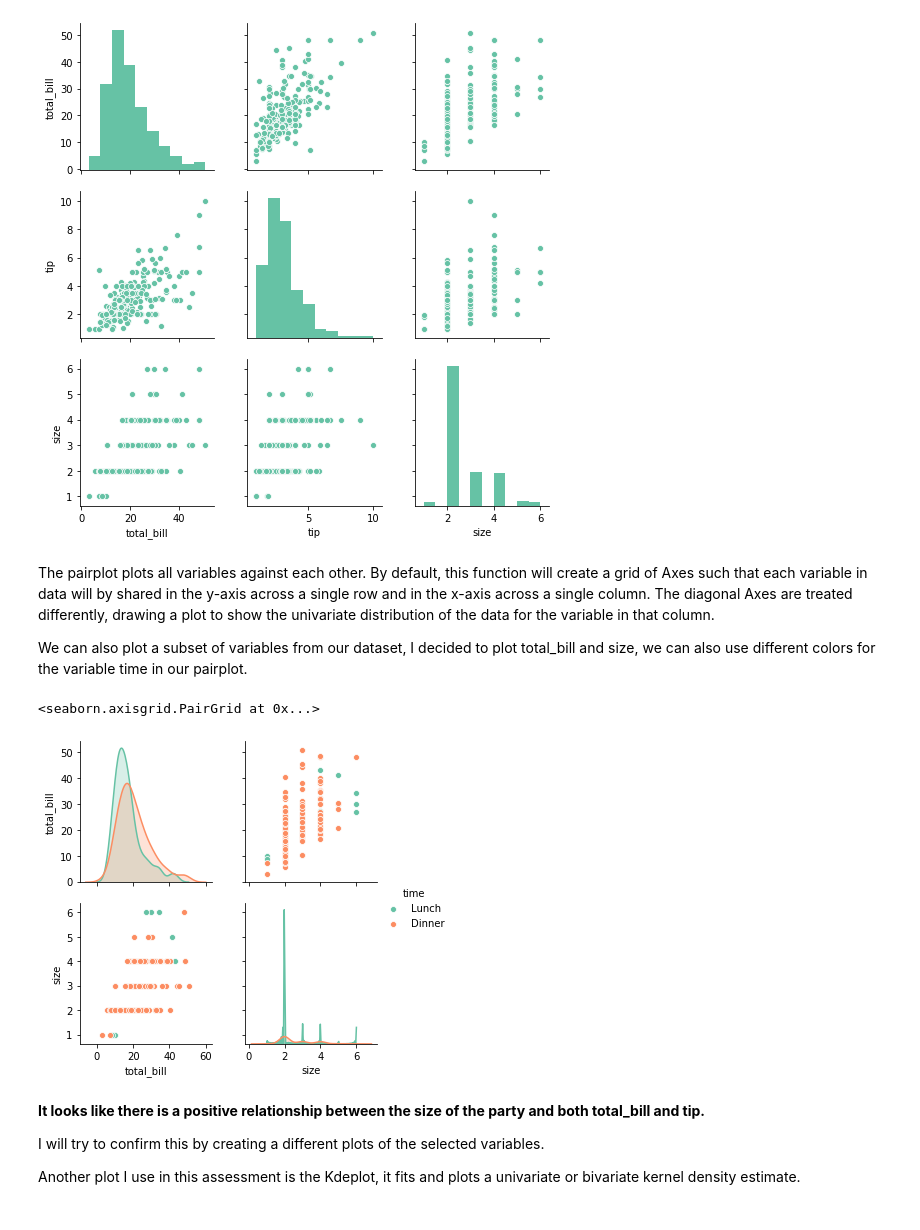
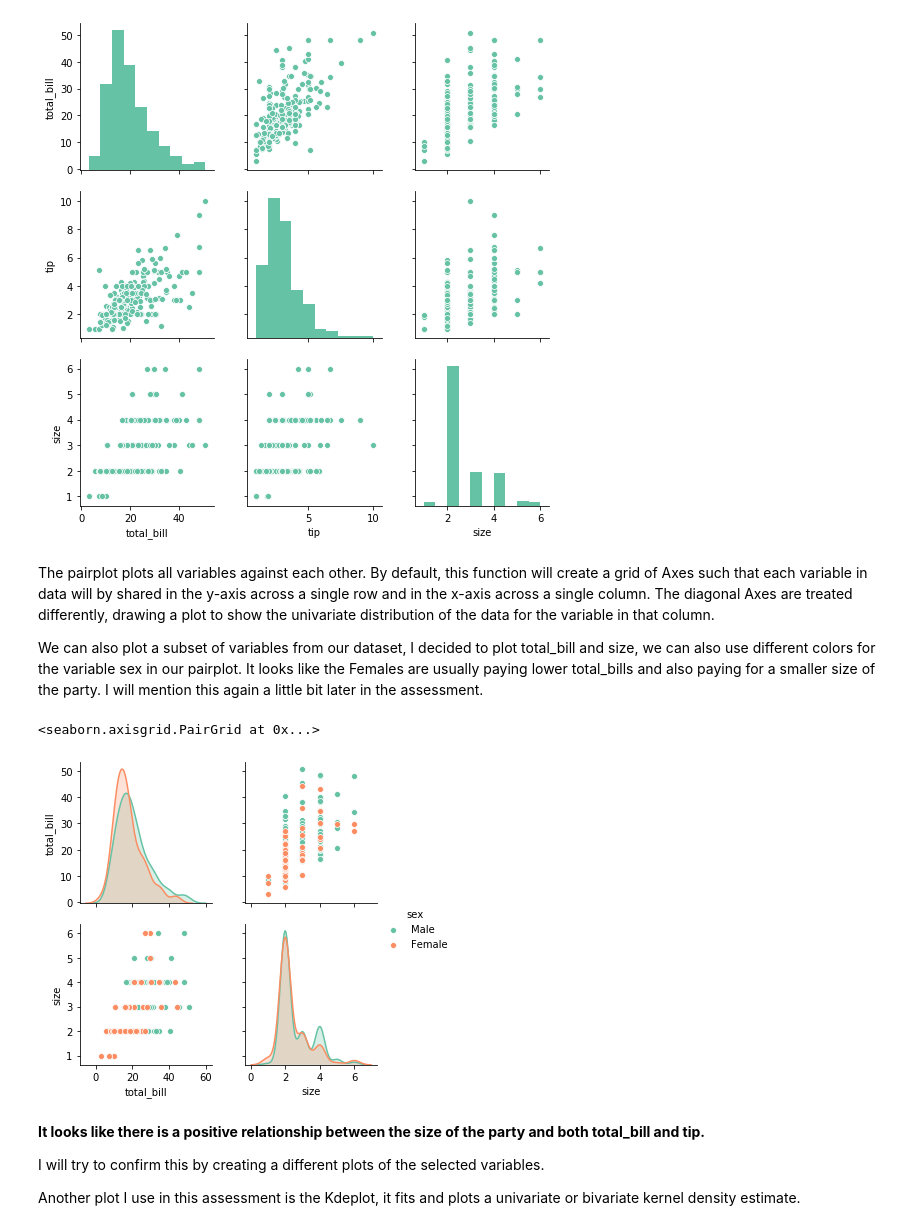
Before and after one commit to amacuga/fundamentals-assessment, a Jupyter notebook: Assessment.ipynb, the cells around one changed output. Cells and saved outputs as stored; diff of their text form; code cells hidden in the pictures.

```diff
--- a/Assessment.ipynb
+++ b/Assessment.ipynb
@@ -350,13 +350,13 @@ sns.pairplot(tips)
 # %% [markdown]
 The pairplot plots all variables against each other. By default, this function will create a grid of Axes such that each variable in data will by shared in the y-axis across a single row and in the x-axis across a single column. The diagonal Axes are treated differently, drawing a plot to show the univariate distribution of the data for the variable in that column.
 
-We can also plot a subset of variables from our dataset, I decided to plot total_bill and size, we can also use different colors for the variable time in our pairplot.
+We can also plot a subset of variables from our dataset, I decided to plot total_bill and size, we can also use different colors for the variable sex in our pairplot. It looks like the Females are usually paying lower total_bills and also paying for a smaller size of the party. I will mention this again a little bit later in the assessment.
 # %%
 # Create the pairplot of subset of variables.
-sns.pairplot(tips, vars=["total_bill", "size"], hue = "time")
+sns.pairplot(tips, vars=["total_bill", "size"], hue = "sex")
 # %% [output]
 <seaborn.axisgrid.PairGrid at 0x...>
-[figure, old version]
+[figure, new version]
 # %% [markdown]
 **It looks like there is a positive relationship between the size of the party and both total_bill and tip.**
 
```
Also changed, not shown: parts of 3 cells of this notebook.
